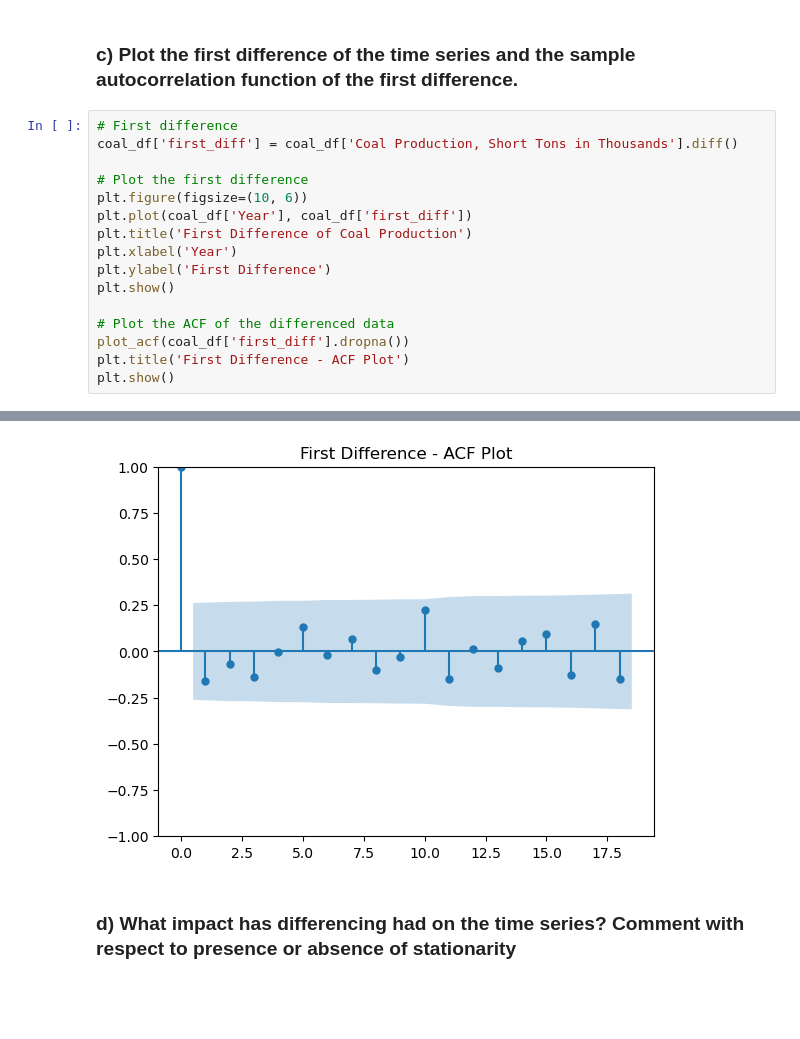
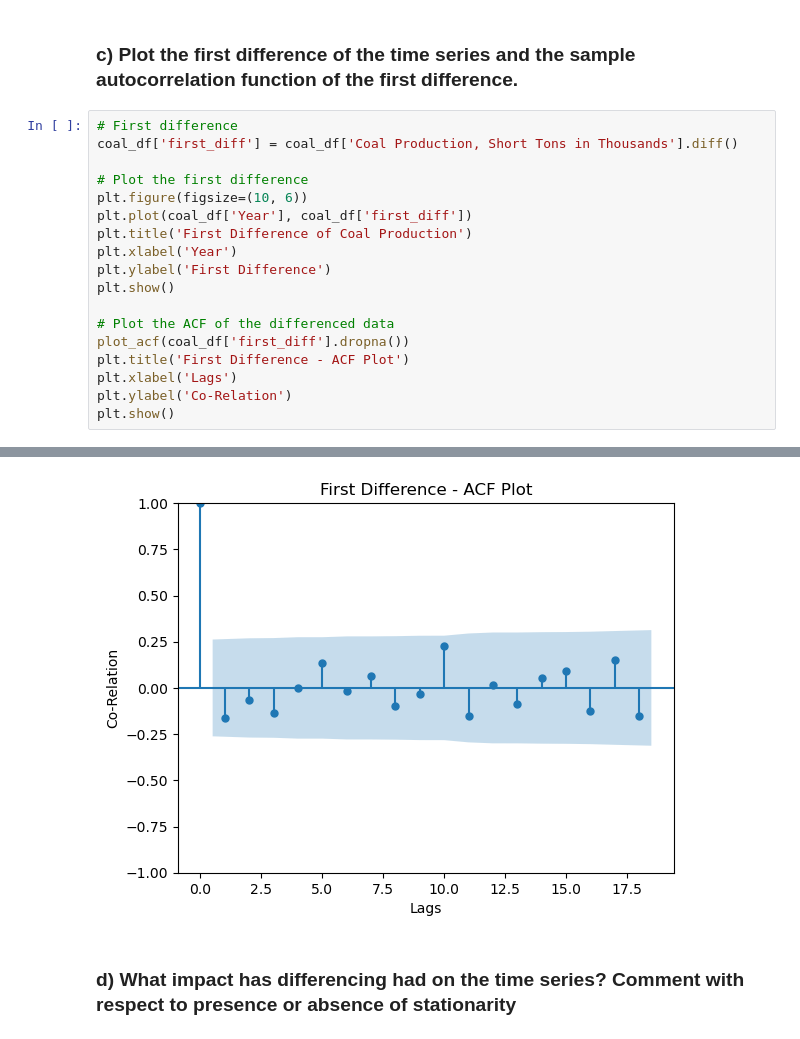
Before and after one commit to babli18/Time-Series, a Jupyter notebook: Assignment 1/Assignment1.ipynb, the cells around one changed output, grey strips where cells are left out. Cells and saved outputs as stored; diff of their text form; blank space fills up the shorter version.

```diff
--- a/Assignment 1/Assignment1.ipynb
+++ b/Assignment 1/Assignment1.ipynb
@@ -341,22 +341,24 @@ The time series is non-stationary, because the time series exhibits trend over t
 # %%
 # First difference
 coal_df['first_diff'] = coal_df['Coal Production, Short Tons in Thousands'].diff()
 
 # Plot the first difference
 plt.figure(figsize=(10, 6))
 plt.plot(coal_df['Year'], coal_df['first_diff'])
 plt.title('First Difference of Coal Production')
 plt.xlabel('Year')
 plt.ylabel('First Difference')
 plt.show()
 
 # Plot the ACF of the differenced data
 plot_acf(coal_df['first_diff'].dropna())
 plt.title('First Difference - ACF Plot')
+plt.xlabel('Lags')
+plt.ylabel('Co-Relation')
 plt.show()
 # %% [output]
 [figure]
-[figure, old version]
+[figure, new version]
 # %% [markdown]
 ### d)	What impact has differencing had on the time series? Comment with respect to presence or absence of stationarity
 # %% [markdown]
```
Also changed, not shown: parts of 2 cells of this notebook.
